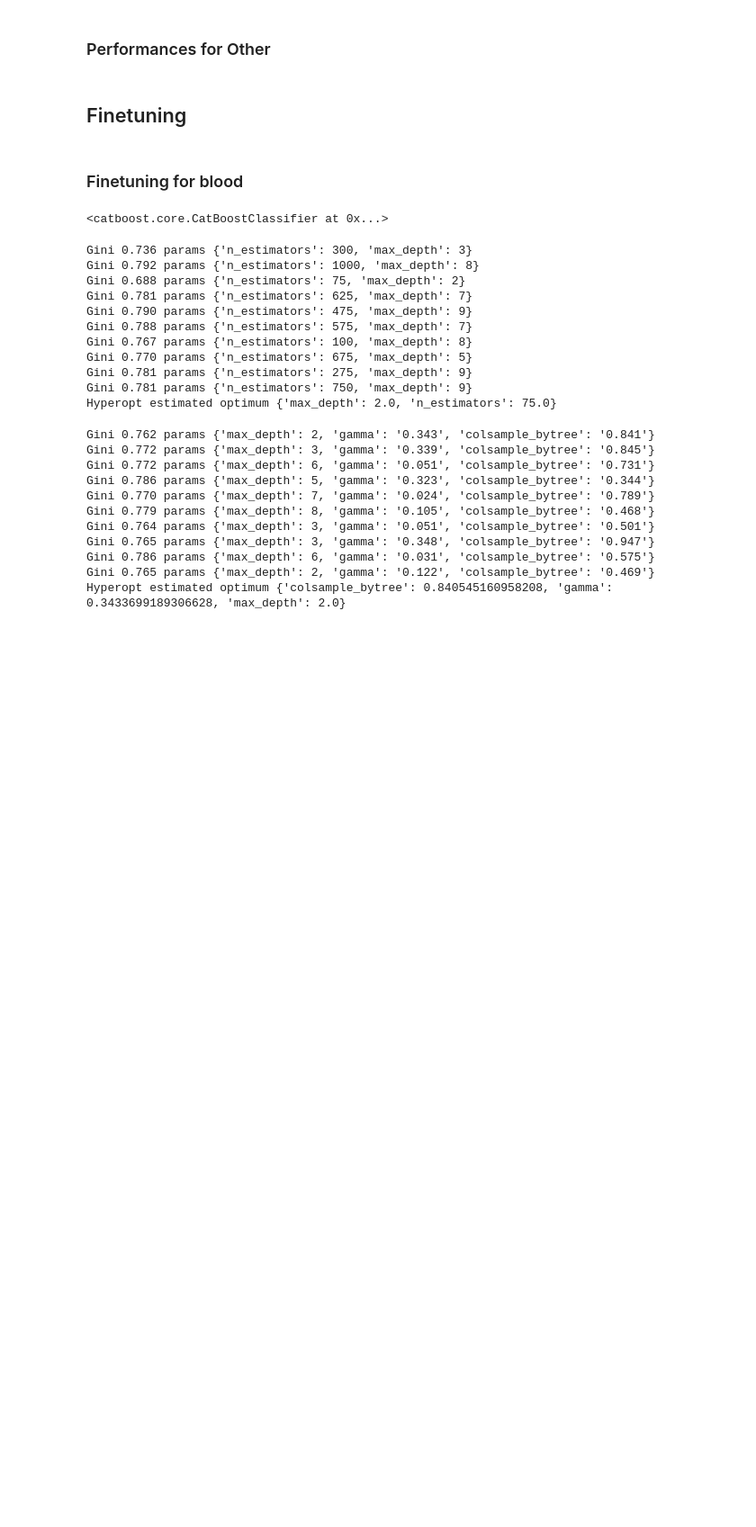
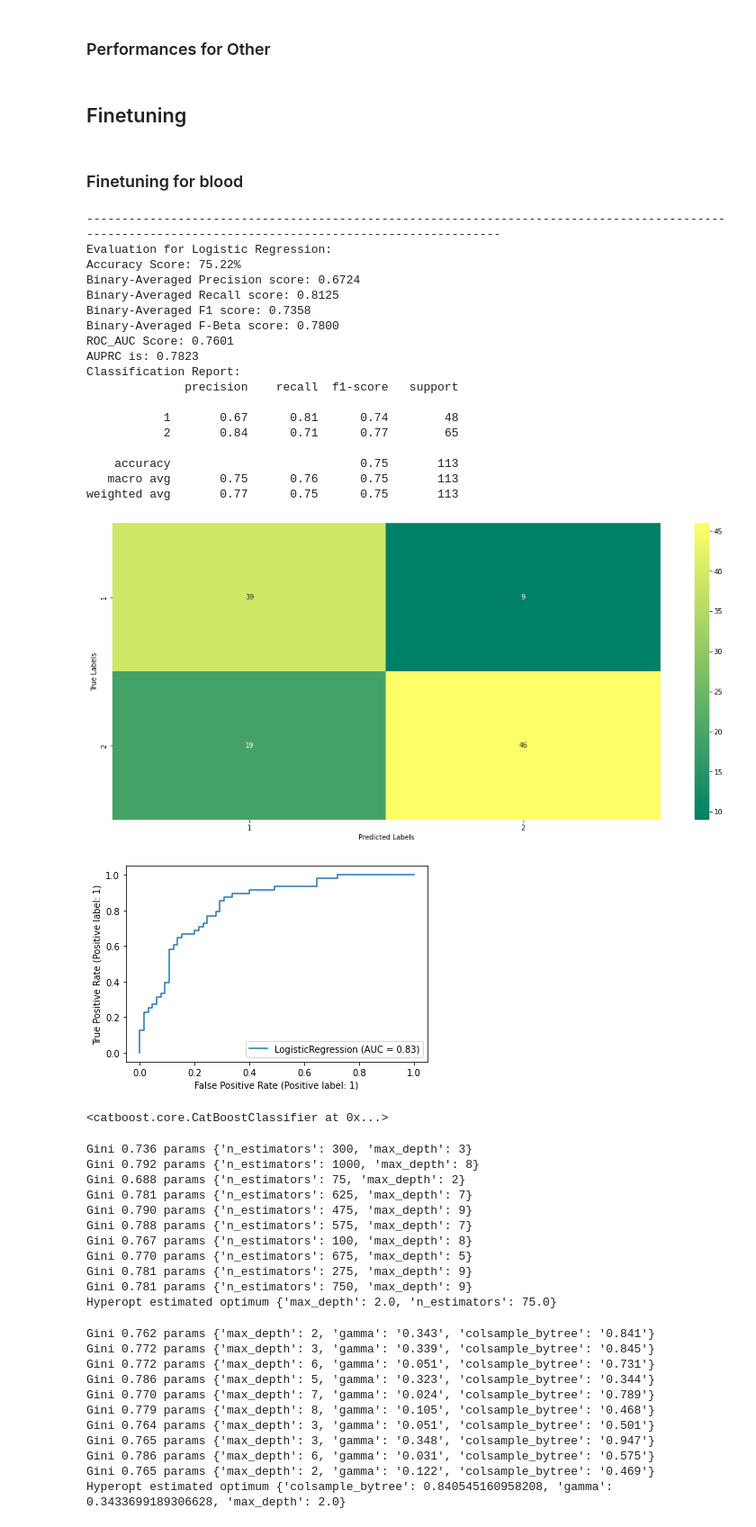
Before and after one commit to anusha1207/TARCC-Alzheimers, a Jupyter notebook: Modeling_and_Evaluation_Metrics.ipynb, the cells around one changed output. Shown at 90% size. Drawn from its saved outputs; the diff is of its cells as text; code cells hidden in the pictures; blank space fills up the shorter version.

```diff
--- a/Modeling_and_Evaluation_Metrics.ipynb
+++ b/Modeling_and_Evaluation_Metrics.ipynb
@@ -931,26 +931,47 @@ model_results(final_df_blood, X_train, X_test, y_train, y_test, classifier_func,
 # weighted avg       0.66      0.65      0.66       113
 # %%
 # list of classifier functions
-classifier_func = [lgbm.LGBMClassifier(colsample_bytree=0.8668118462588221,num_leaves= 32, random_state=42),
-                  RandomForestClassifier(n_estimators=300, max_depth=8, random_state=42),
-                  XGBClassifier(colsample_bytree= 0.5460418790379824, gamma= 0.3347828767144543, max_depth= 8),
-                  GradientBoostingClassifier(n_estimators=300, max_depth=3),
-                  DecisionTreeClassifier(ccp_alpha=0.01, criterion='entropy', max_depth=7, max_features='auto', random_state=42),
-                  LogisticRegression(class_weight='balanced', max_iter=20, random_state=42, solver='sag'),
-                  ExtraTreesClassifier(n_estimators=500, max_depth=5),
-                  CatBoostClassifier(max_depth=5, n_estimators=800)]
+classifier_func = [LogisticRegression(penalty='elasticnet',  l1_ratio=0.5, class_weight='balanced', max_iter=20, solver='saga',random_state=42)] #[lgbm.LGBMClassifier(colsample_bytree=0.8668118462588221,num_leaves= 32, random_state=42),
+#                   RandomForestClassifier(n_estimators=300, max_depth=8, random_state=42),
+#                   XGBClassifier(colsample_bytree= 0.5460418790379824, gamma= 0.3347828767144543, max_depth= 8),
+#                   GradientBoostingClassifier(n_estimators=300, max_depth=3),
+#                   DecisionTreeClassifier(ccp_alpha=0.01, criterion='entropy', max_depth=7, max_features='auto', random_state=42),
+                  #,
+                  #ExtraTreesClassifier(n_estimators=500, max_depth=5),
+                  #CatBoostClassifier(max_depth=5, n_estimators=800)]
 
 # list of classifier names
-model_name= ['Light Gradient Boosting Method',
-            'Random Forest',
-            'eXtreme Gradient Boosting',
-            'Gradient Boosting',
-            'Decision Tree',
-            'Logistic Regression',
-            'Extra Trees',
-            'Categorical Boosting']
+model_name= ['Logistic Regression']#'Light Gradient Boosting Method',
+            #'Random Forest',
+            #'eXtreme Gradient Boosting',
+            #'Gradient Boosting',
+            #'Decision Tree',
+            # 'Logistic Regression',]
+            #'Extra Trees',
+            #'Categorical Boosting']
 
 model_results(final_df_blood, X_train, X_test, y_train, y_test, classifier_func, model_name)
+# %% [output]
+------------------------------------------------------------------------------------------------------------------------------------------------------
+Evaluation for Logistic Regression:
+Accuracy Score: 75.22%
+Binary-Averaged Precision score: 0.6724
+Binary-Averaged Recall score: 0.8125
+Binary-Averaged F1 score: 0.7358
+Binary-Averaged F-Beta score: 0.7800
+ROC_AUC Score: 0.7601
+AUPRC is: 0.7823
+Classification Report:
+              precision    recall  f1-score   support
+
+           1       0.67      0.81      0.74        48
+           2       0.84      0.71      0.77        65
+
+    accuracy                           0.75       113
+   macro avg       0.75      0.76      0.75       113
+weighted avg       0.77      0.75      0.75       113
+[figure, added]
+[figure, added]
 # %%
 # df = preprocessing(non_genetic_df)
 
```
Also changed, not shown: parts of 5 cells of this notebook.
